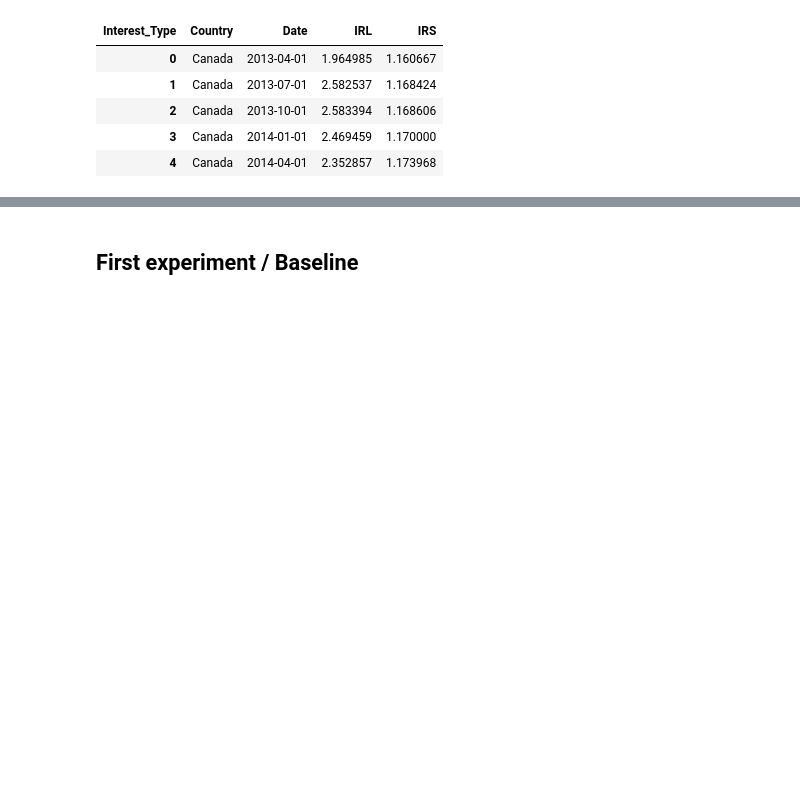
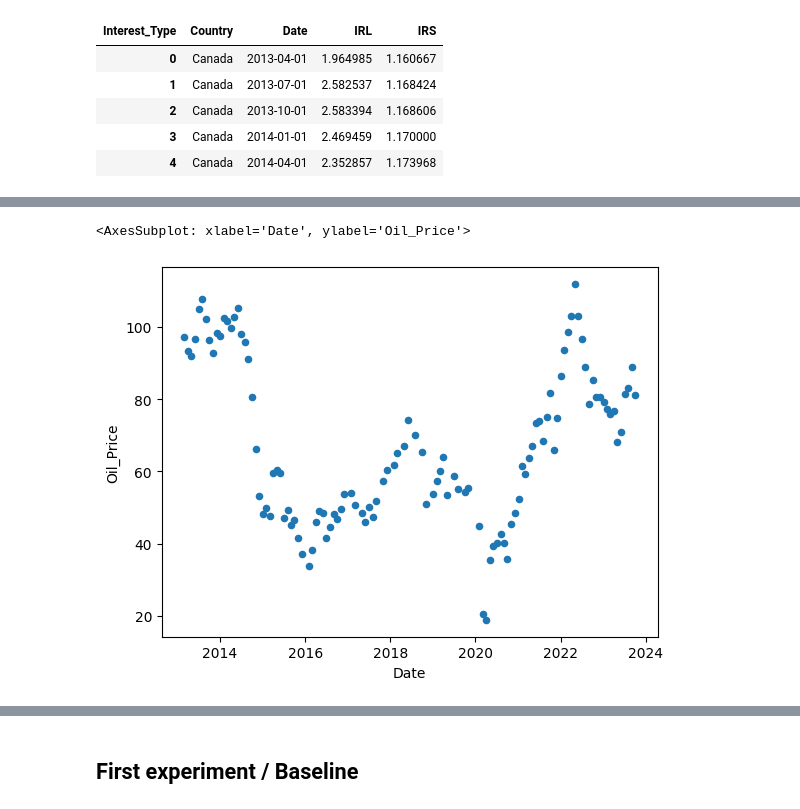
Before and after one commit to sebastiantare/silvergoldforecasting, a Jupyter notebook: Training.ipynb, the cells around one changed output, grey strips where cells are left out. Cells and saved outputs as stored; diff of their text form; code cells hidden in the pictures; blank space fills up the shorter version.

```diff
--- a/Training.ipynb
+++ b/Training.ipynb
@@ -425,0 +498,7 @@ plt.show();
+# %%
+# Merge by date
+merged_df = pd.merge(date_df, crude_oil, on='Date', how='left')
+merged_df.plot.scatter(x='Date', y='Oil_Price')
+# %% [output]
+<AxesSubplot: xlabel='Date', ylabel='Oil_Price'>
+[figure, added]
```
Also changed, not shown: parts of 49 cells of this notebook, 18 other files.
